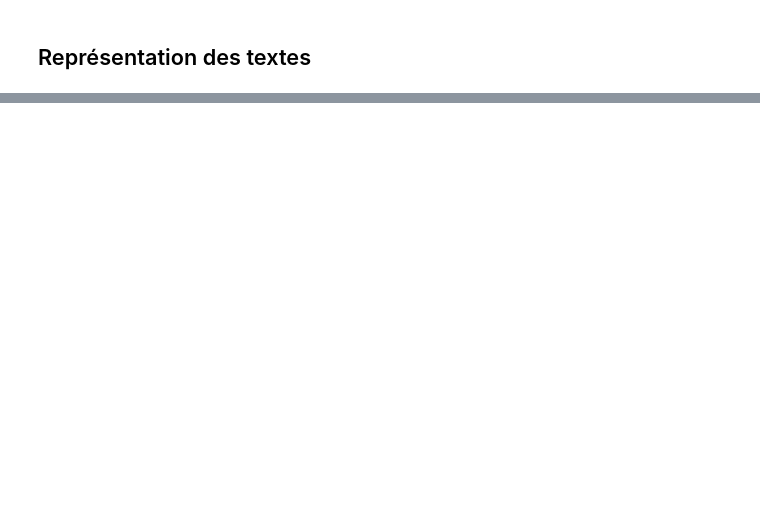
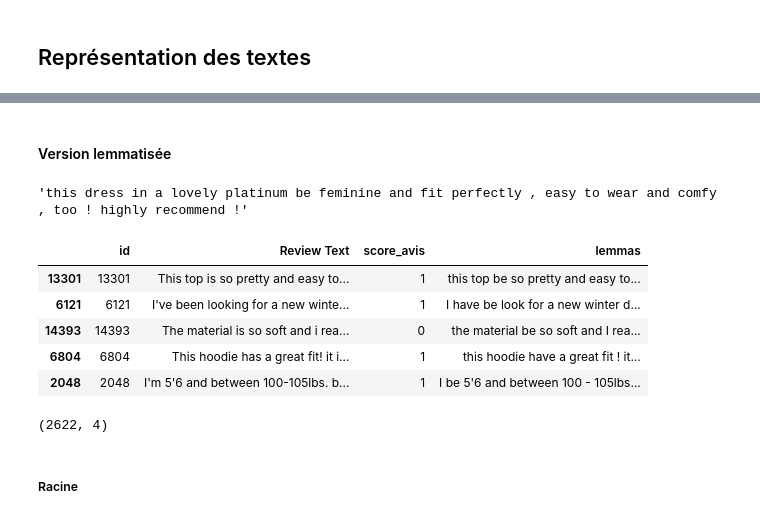
Before and after one commit to marieguib/2023_NLP-Detection_cyber_harcelement, a Jupyter notebook: projet_nlp.ipynb, the cells around one changed output, grey strips where cells are left out. Saved outputs shown, nothing was run; the diff lists cells and outputs as text; code cells hidden in the pictures; blank space fills up the shorter version.

```diff
--- a/projet_nlp.ipynb
+++ b/projet_nlp.ipynb
@@ -385,0 +402,4 @@ array(['The second this dress arrived in my store i knew it was a must have. i a
+# %%
+# Pas de selection de mots quels quelle
+for token in avis_nlp:
+    print(token)
@@ -385,0 +424,5 @@ array(['The second this dress arrived in my store i knew it was a must have. i a
+# %%
+# Rduction par regroupement/uniformisation des mots
+# Lemmatisation
+for token in avis_nlp:
+    print(token.lemma_)
@@ -385,0 +447,22 @@ array(['The second this dress arrived in my store i knew it was a must have. i a
+# %% [markdown]
+#### Version lemmatisée
+# %%
+def lemmatise_text(text):
+    text = nlp(text)
+    lemmas = [token.lemma_ for token in text]
+    return ' '.join(lemmas)
+# %%
+lemmatise_text(avis)
+# %% [output]
+'this dress in a lovely platinum be feminine and fit perfectly , easy to wear and comfy , too ! highly recommend !'
+# %%
+data_train['lemmas'] = data_train['Review Text'].apply(lemmatise_text)
+# %%
+data_train.head()
+# %% [output]
+|  | id | Review Text | score_avis | lemmas |
+| 13301 | 13301 | This top is so pretty and easy to... | 1 | this top be so pretty and easy to... |
+| 6121 | 6121 | I've been looking for a new winte... | 1 | I have be look for a new winter d... |
+| 14393 | 14393 | The material is so soft and i rea... | 0 | the material be so soft and I rea... |
+| 6804 | 6804 | This hoodie has a great fit! it i... | 1 | this hoodie have a great fit ! it... |
+| 2048 | 2048 | I'm 5'6 and between 100-105lbs. b... | 1 | I be 5'6 and between 100 - 105lbs... |
@@ -385,0 +471,4 @@ array(['The second this dress arrived in my store i knew it was a must have. i a
+# %%
+data_test.shape
+# %% [output]
+(2622, 4)
@@ -385,0 +479,2 @@ array(['The second this dress arrived in my store i knew it was a must have. i a
+# %% [markdown]
+##### Racine
```
Also changed, not shown: parts of 74 cells of this notebook, 2 other files.
